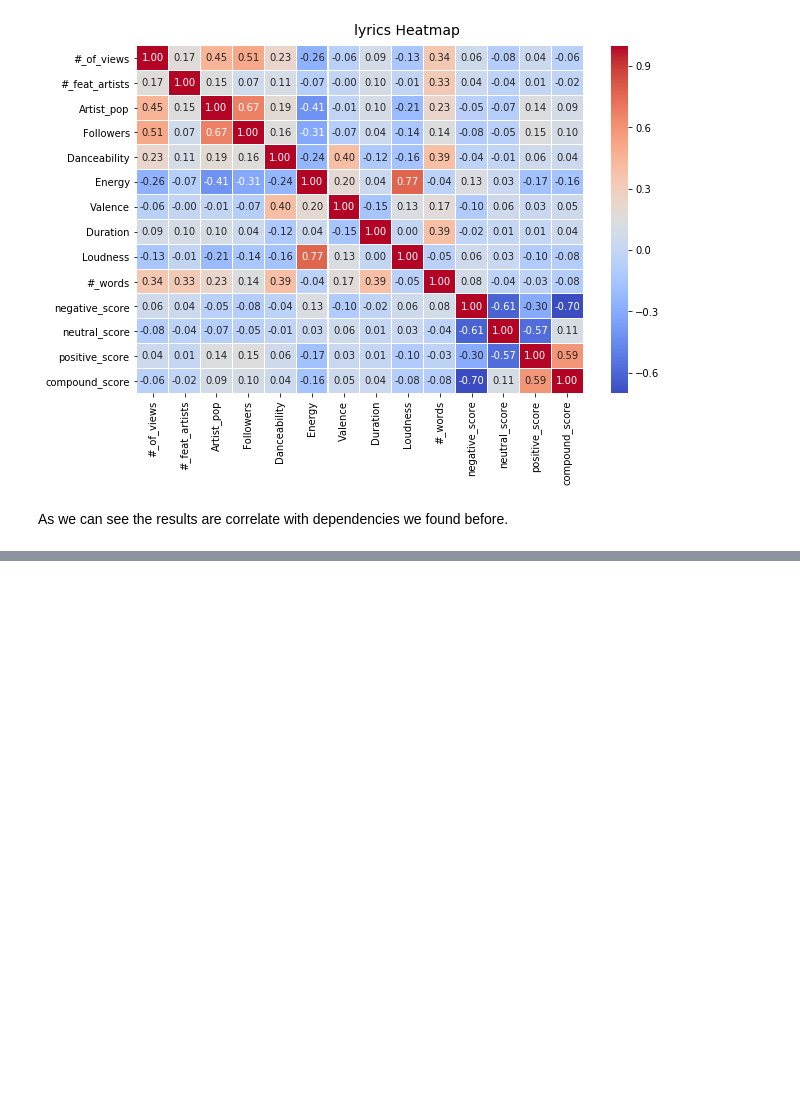
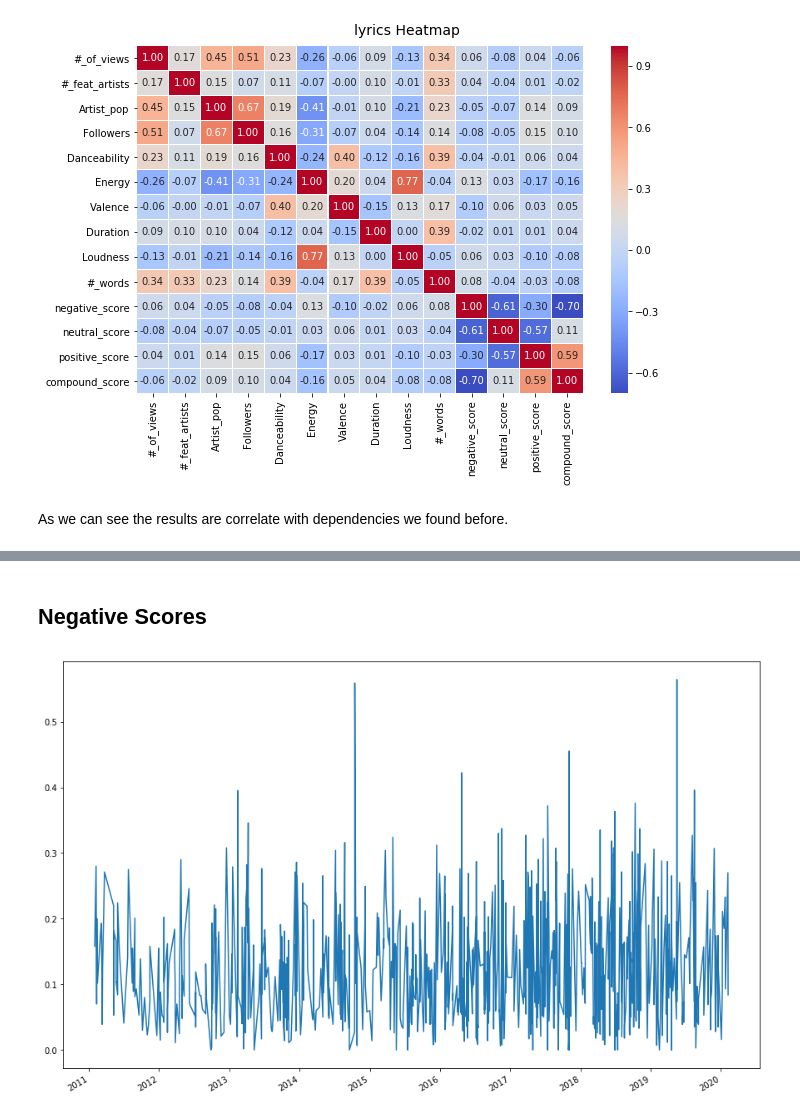
Before and after one commit to ccamp032/Music-Mood-Analysis, a Jupyter notebook: Phase_2_data_analysis/LyricDataset_Fin.ipynb, the cells around one changed output, grey strips where cells are left out. Saved outputs shown, nothing was run; the diff lists cells and outputs as text; code cells hidden in the pictures; blank space fills up the shorter version.

```diff
--- a/Phase_2_data_analysis/LyricDataset_Fin.ipynb
+++ b/Phase_2_data_analysis/LyricDataset_Fin.ipynb
@@ -495,0 +554,10 @@ As we can see the results are correlate with dependencies we found before.
+# %% [markdown]
+## Negative Scores
+# %%
+plt.figure(figsize=(15,10))
+plt.plot(dates,neg_score)
+
+plt.gcf().autofmt_xdate()
+plt.show()
+# %% [output]
+[figure, added]
```
Also changed, not shown: parts of 33 cells of this notebook.
